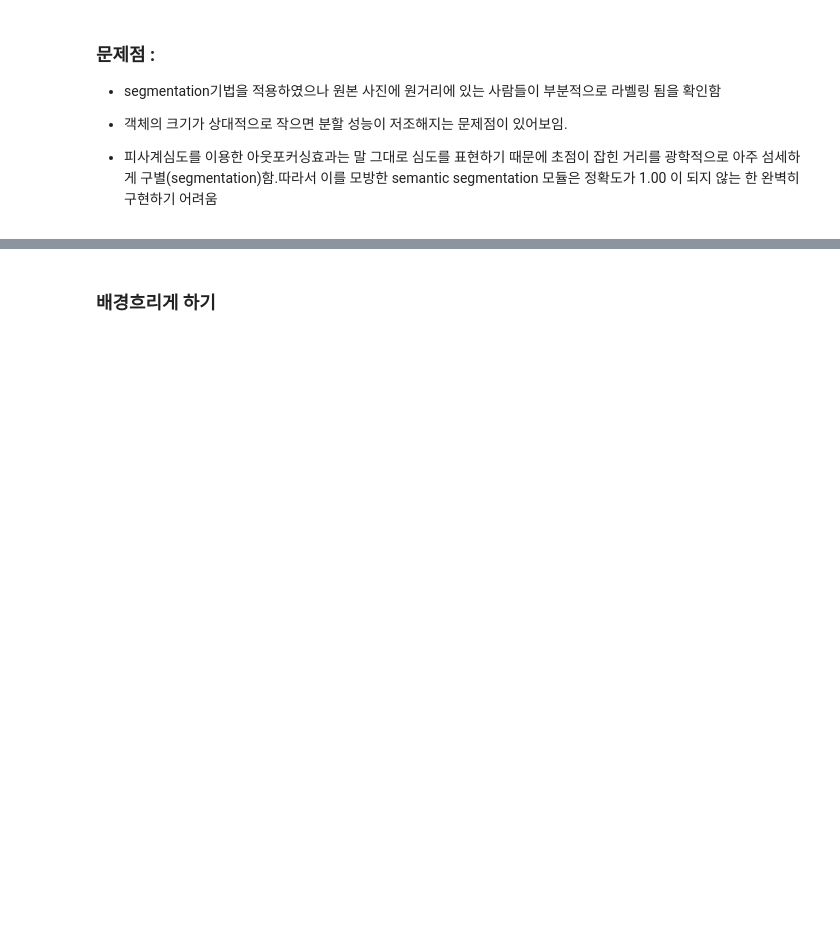
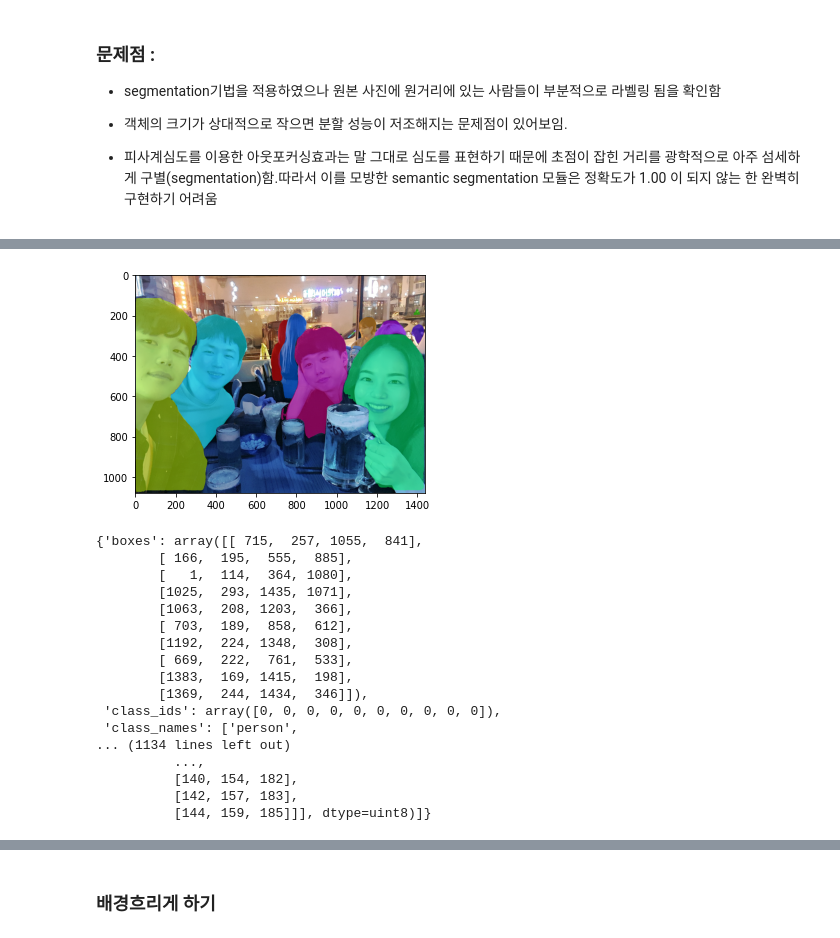
Before and after one commit to WONJINOH/-AIFFEL-Deep-Learning-projects, a Jupyter notebook: [E-07] shallow focus 인물사진 만들기.ipynb, the cells around one changed output, grey strips where cells are left out. Drawn from its saved outputs; the diff is of its cells as text; code cells hidden in the pictures; blank space fills up the shorter version.

```diff
--- a/[E-07] shallow focus 인물사진 만들기.ipynb
+++ b/[E-07] shallow focus 인물사진 만들기.ipynb
@@ -486,0 +355,23 @@ plt.show()
+# %%
+plt.imshow(output1)
+plt.show()
+results1
+# %% [output]
+[figure, added]
+{'boxes': array([[ 715,  257, 1055,  841],
+        [ 166,  195,  555,  885],
+        [   1,  114,  364, 1080],
+        [1025,  293, 1435, 1071],
+        [1063,  208, 1203,  366],
+        [ 703,  189,  858,  612],
+        [1192,  224, 1348,  308],
+        [ 669,  222,  761,  533],
+        [1383,  169, 1415,  198],
+        [1369,  244, 1434,  346]]),
+ 'class_ids': array([0, 0, 0, 0, 0, 0, 0, 0, 0, 0]),
+ 'class_names': ['person',
+... (1134 lines left out)
+          ...,
+          [140, 154, 182],
+          [142, 157, 183],
+          [144, 159, 185]]], dtype=uint8)]}
```
Also changed, not shown: parts of 103 cells of this notebook, 4 other files.
